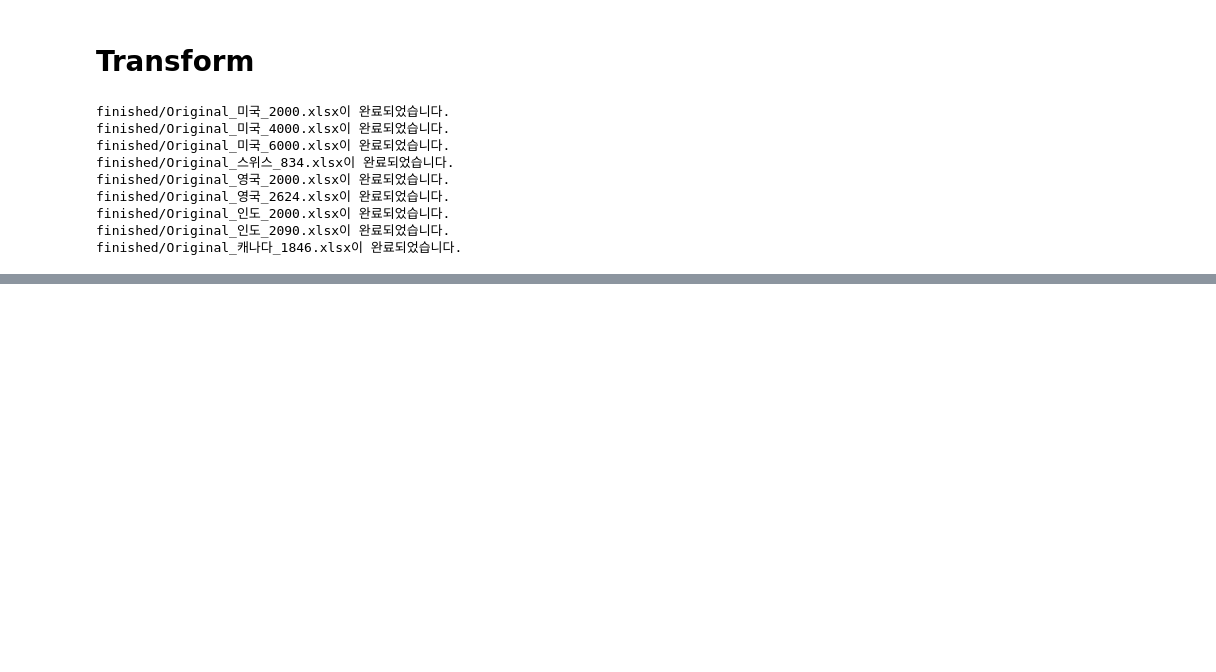
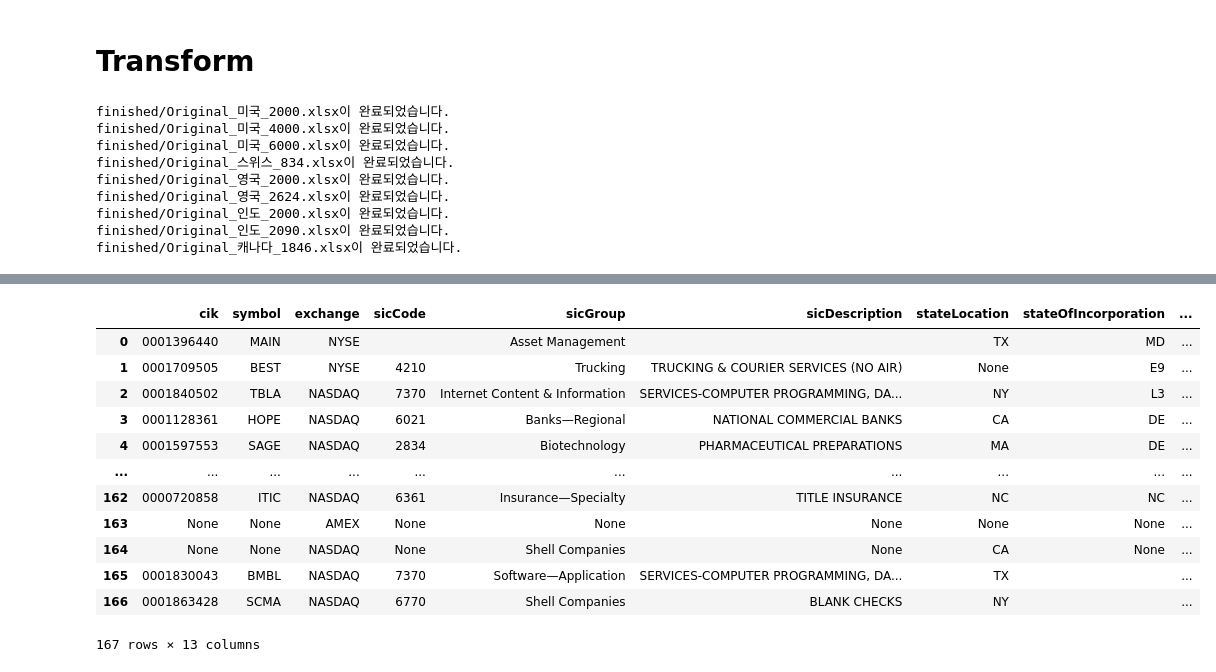
Before and after one commit to cmblir/Digital-Industry-Innovation, a Jupyter notebook: DataCollection/Example_code/FMP_example.ipynb, the cells around one changed output, grey strips where cells are left out. Saved outputs shown, nothing was run; the diff lists cells and outputs as text; code cells hidden in the pictures; blank space fills up the shorter version.

Commit message:
[py] updated 3rd Data Collection and Transform

```diff
--- a/DataCollection/Example_code/FMP_example.ipynb
+++ b/DataCollection/Example_code/FMP_example.ipynb
@@ -50,0 +63,54 @@ finished/Original_캐나다_1846.xlsx이 완료되었습니다.
+# %%
+usa_symbol_lst = list(set(usa_df["lstng_cd"]))
+# %%
+from tqdm import tqdm
+df = pd.DataFrame()
+# %%
+try:
+    # For Python 3.0 and later
+    from urllib.request import urlopen
+except ImportError:
+    # Fall back to Python 2's urllib2
+    from urllib2 import urlopen
+
+import certifi
+import json
+
+def get_jsonparsed_data(url):
+    """
+    Receive the content of ``url``, parse it as JSON and return the object.
+
+    Parameters
+    ----------
+    url : str
+
+    Returns
+    -------
+    dict
+    """
+    response = urlopen(url, cafile=certifi.where())
+    data = response.read().decode("utf-8")
+    return json.loads(data)
+# %%
+for symbol in tqdm(usa_symbol_lst):
+    try:
+        url = (f"https://financialmodelingprep.com/api/v4/company-core-information?symbol={symbol}&apikey=89d4891348727c3950b79b9067127c3f")
+        symbol_dict = get_jsonparsed_data(url)[0]
+        df = df.append(symbol_dict, ignore_index=True)
+    except: pass
+# %%
+df
+# %% [output]
+|  | cik | symbol | exchange | sicCode | sicGroup | sicDescription | stateLocation | stateOfIncorporation | ... |
+| 0 | 0001396440 | MAIN | NYSE |  | Asset Management |  | TX | MD | ... |
+| 1 | 0001709505 | BEST | NYSE | 4210 | Trucking | TRUCKING & COURIER SERVICES (NO AIR) | None | E9 | ... |
+| 2 | 0001840502 | TBLA | NASDAQ | 7370 | Internet Content & Information | SERVICES-COMPUTER PROGRAMMING, DA... | NY | L3 | ... |
+| 3 | 0001128361 | HOPE | NASDAQ | 6021 | Banks—Regional | NATIONAL COMMERCIAL BANKS | CA | DE | ... |
+| 4 | 0001597553 | SAGE | NASDAQ | 2834 | Biotechnology | PHARMACEUTICAL PREPARATIONS | MA | DE | ... |
+| ... | ... | ... | ... | ... | ... | ... | ... | ... | ... |
+| 162 | 0000720858 | ITIC | NASDAQ | 6361 | Insurance—Specialty | TITLE INSURANCE | NC | NC | ... |
+| 163 | None | None | AMEX | None | None | None | None | None | ... |
+| 164 | None | None | NASDAQ | None | Shell Companies | None | CA | None | ... |
+| 165 | 0001830043 | BMBL | NASDAQ | 7370 | Software—Application | SERVICES-COMPUTER PROGRAMMING, DA... | TX |  | ... |
+| 166 | 0001863428 | SCMA | NASDAQ | 6770 | Shell Companies | BLANK CHECKS | NY |  | ... |
+167 rows × 13 columns
```
Also changed, not shown: parts of 5 cells of this notebook, 50 other files.
